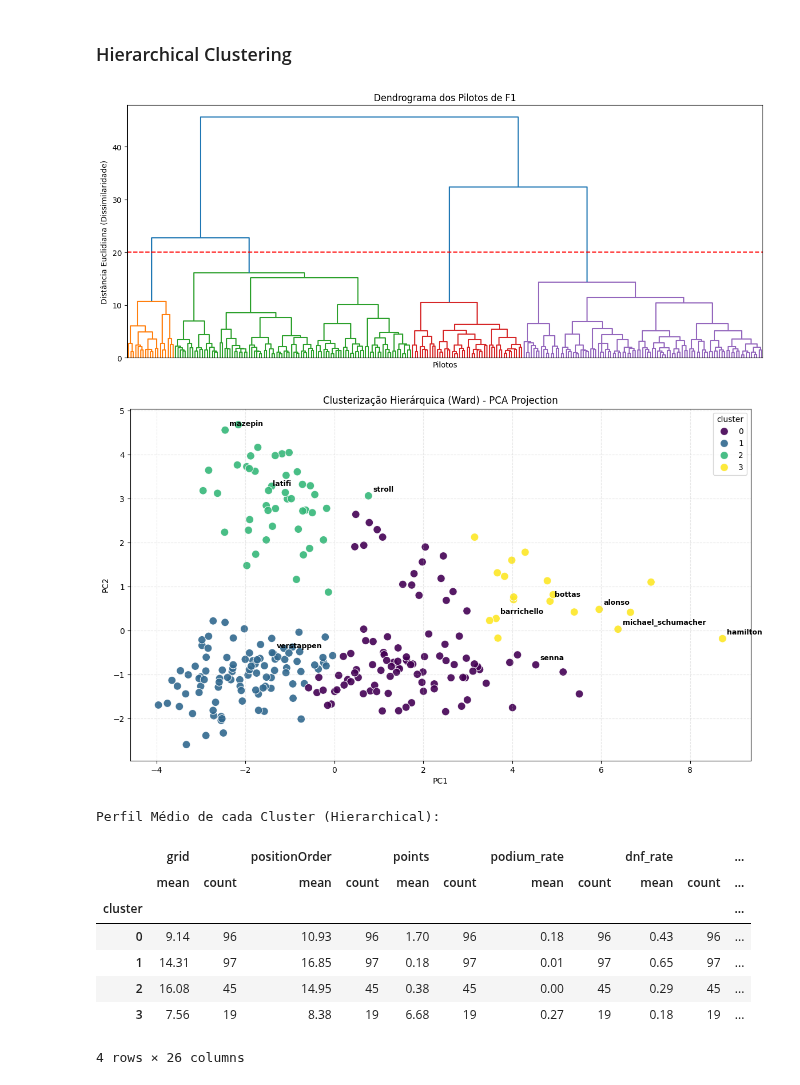
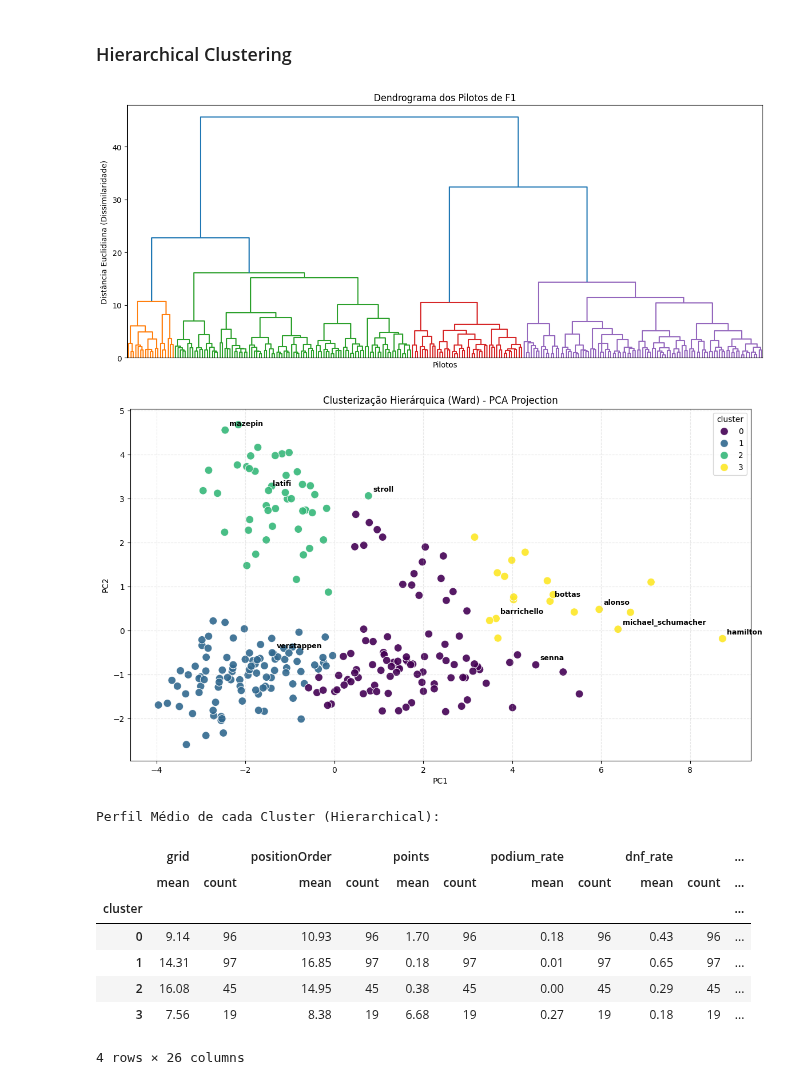
Before and after one commit to falconeee/CD-2025-2, a Jupyter notebook: projeto final/projeto_final.ipynb, the cells around one changed output. Cells and saved outputs as stored; diff of their text form; code cells hidden in the pictures.

```diff
--- a/projeto final/projeto_final.ipynb
+++ b/projeto final/projeto_final.ipynb
@@ -250,6 +352,6 @@ Shape: (212, 5)
 # %%
 # Juntando Resultados com Corridas (para pegar ano e circuito)
-df = df_results.merge(df_races[['raceId', 'year', 'name', 'date', 'circuitId']], on='raceId', how='left')
+df = df_results.merge(df_races[['raceId', 'year', 'name', 'date', 'circuitId', 'round']], on='raceId', how='left')
 
 # Juntando com Pilotos (nome, nacionalidade)
 df = df.merge(df_drivers[['driverId', 'driverRef', 'nationality', 'dob']], on='driverId', how='left')
@@ -808,48 +949,42 @@ plt.ylabel('Distância Euclidiana (Dissimilaridade)')
 # Criando o dendrograma
 dendrogram = sch.dendrogram(
     sch.linkage(X_scaled, method='ward'),
-    no_labels=True, # Remove nomes do eixo X para não poluir (são muitos pilotos)
-    color_threshold=20 # Ajuste visual para colorir os grupos (opcional)
-)
-plt.axhline(y=20, color='r', linestyle='--') # Linha de corte sugerida
+    no_labels=True,
+    color_threshold=20)
 plt.show()
 
-# 2. MODELAGEM (Agglomerative Clustering)
 n_clusters = 4
 hc = AgglomerativeClustering(n_clusters=n_clusters, metric='euclidean', linkage='ward')
 data['cluster'] = hc.fit_predict(X_scaled)
 
-# 3. VISUALIZAÇÃO COM PCA (Igual ao seu código anterior)
 pca = PCA(n_components=2)
 X_pca = pca.fit_transform(X_scaled)
 data['pca_1'] = X_pca[:, 0]
 data['pca_2'] = X_pca[:, 1]
 
 plt.figure(figsize=(14, 8))
 sns.scatterplot(data=data, x='pca_1', y='pca_2', hue='cluster', palette='viridis', s=100, alpha=0.9)
 
-# Anotando alguns nomes famosos
 notable_drivers = ['hamilton', 'michael_schumacher', 'senna', 'verstappen', 'alonso',
                    'latifi', 'mazepin', 'stroll', 'bottas', 'barrichello']
 
 for driver in notable_drivers:
     if driver in data.index:
         plt.text(data.loc[driver, 'pca_1']+0.1,
                  data.loc[driver, 'pca_2']+0.1,
                  driver, fontsize=9, fontweight='bold', color='black')
 
 plt.title(f'Clusterização Hierárquica (Ward) - PCA Projection')
 plt.xlabel('PC1')
 plt.ylabel('PC2')
 plt.grid(True, linestyle='--', alpha=0.3)
 plt.show()
 
-# 4. Interpretação Estatística
 print("\nPerfil Médio de cada Cluster (Hierarchical):")
-# Adicionei 'count' para ver quantos pilotos ficaram em cada grupo
+
 data.groupby('cluster')[features_list].agg(['mean', 'count']).round(2)
 # %% [output]
-[figure, old version]
+[figure, new version]
 [figure]
 Perfil Médio de cada Cluster (Hierarchical):
 |  | grid |  | positionOrder |  | points |  | podium_rate |  | dnf_rate |  | ... |
```
Also changed, not shown: parts of 60 cells of this notebook.
